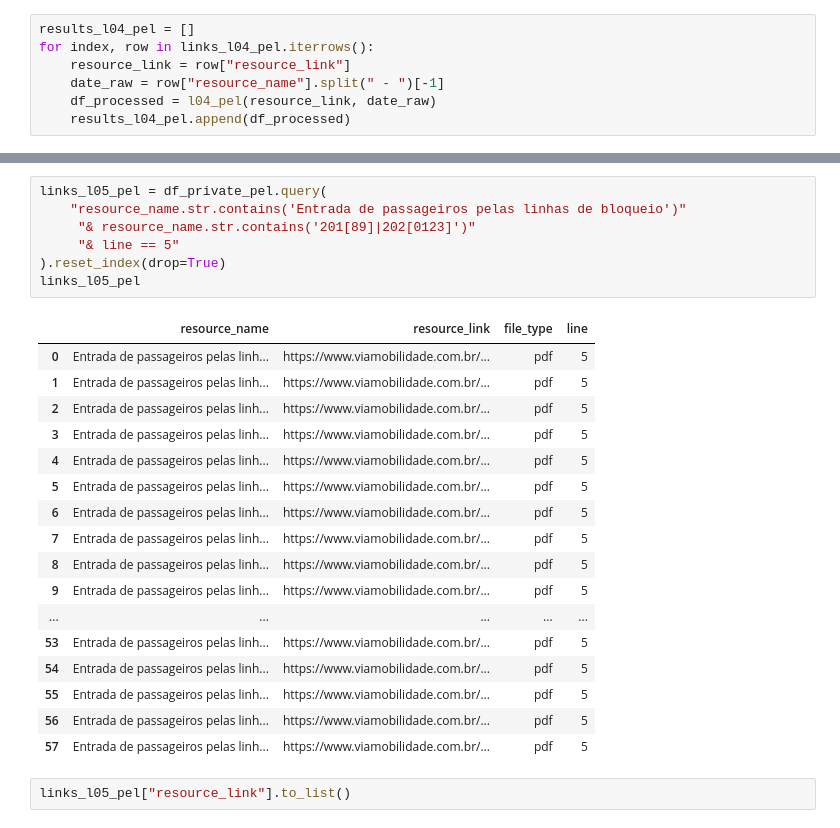
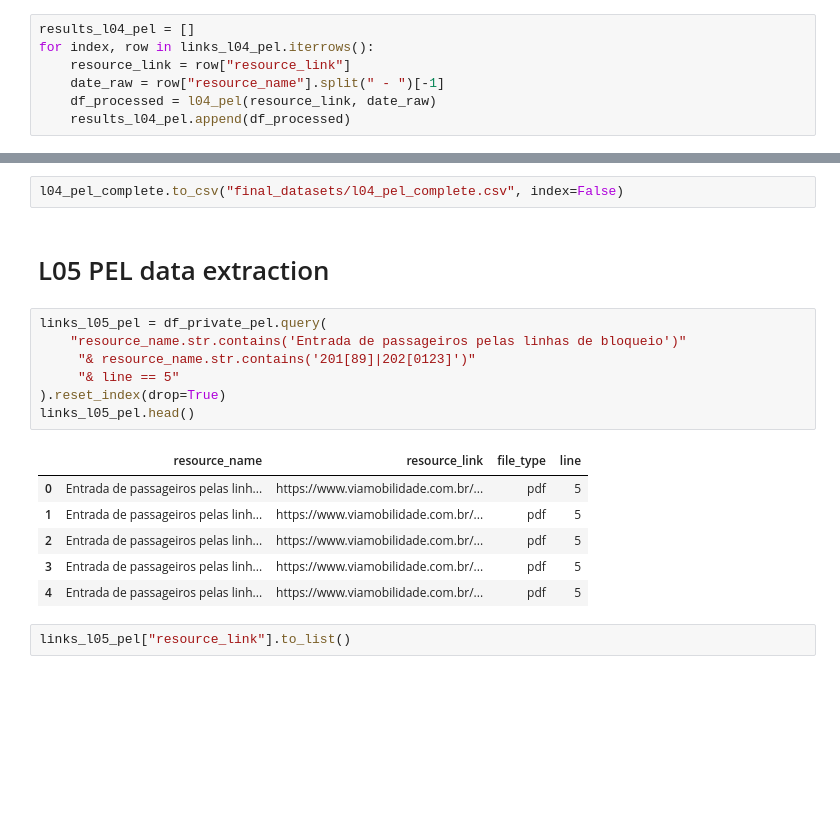
Before and after one commit to OmdenaAI/sao-paulo-chapter-passenger-demand, a Jupyter notebook: src/tasks/task_1_data_collection_preprocessing/etl_private_pel.ipynb, the cells around one changed output, grey strips where cells are left out. Cells and saved outputs as stored; diff of their text form; blank space fills up the shorter version.

```diff
--- a/src/tasks/task_1_data_collection_preprocessing/etl_private_pel.ipynb
+++ b/src/tasks/task_1_data_collection_preprocessing/etl_private_pel.ipynb
@@ -141,28 +128,21 @@ links_l04_pel["resource_link"].to_list()
+# %%
+l04_pel_complete.to_csv("final_datasets/l04_pel_complete.csv", index=False)
+# %% [markdown]
+# L05 PEL data extraction
 # %%
 links_l05_pel = df_private_pel.query(
     "resource_name.str.contains('Entrada de passageiros pelas linhas de bloqueio')"
      "& resource_name.str.contains('201[89]|202[0123]')"
      "& line == 5"
 ).reset_index(drop=True)
-links_l05_pel
+links_l05_pel.head()
 # %% [output]
 |  | resource_name | resource_link | file_type | line |
 | 0 | Entrada de passageiros pelas linh... | https://www.viamobilidade.com.br/... | pdf | 5 |
 | 1 | Entrada de passageiros pelas linh... | https://www.viamobilidade.com.br/... | pdf | 5 |
 | 2 | Entrada de passageiros pelas linh... | https://www.viamobilidade.com.br/... | pdf | 5 |
 | 3 | Entrada de passageiros pelas linh... | https://www.viamobilidade.com.br/... | pdf | 5 |
 | 4 | Entrada de passageiros pelas linh... | https://www.viamobilidade.com.br/... | pdf | 5 |
-| 5 | Entrada de passageiros pelas linh... | https://www.viamobilidade.com.br/... | pdf | 5 |
-| 6 | Entrada de passageiros pelas linh... | https://www.viamobilidade.com.br/... | pdf | 5 |
-| 7 | Entrada de passageiros pelas linh... | https://www.viamobilidade.com.br/... | pdf | 5 |
-| 8 | Entrada de passageiros pelas linh... | https://www.viamobilidade.com.br/... | pdf | 5 |
-| 9 | Entrada de passageiros pelas linh... | https://www.viamobilidade.com.br/... | pdf | 5 |
-| ... | ... | ... | ... | ... |
-| 53 | Entrada de passageiros pelas linh... | https://www.viamobilidade.com.br/... | pdf | 5 |
-| 54 | Entrada de passageiros pelas linh... | https://www.viamobilidade.com.br/... | pdf | 5 |
-| 55 | Entrada de passageiros pelas linh... | https://www.viamobilidade.com.br/... | pdf | 5 |
-| 56 | Entrada de passageiros pelas linh... | https://www.viamobilidade.com.br/... | pdf | 5 |
-| 57 | Entrada de passageiros pelas linh... | https://www.viamobilidade.com.br/... | pdf | 5 |
 # %%
 links_l05_pel["resource_link"].to_list()
 # %% [output]
```
Also changed, not shown: parts of 14 cells of this notebook, 2 other files.
